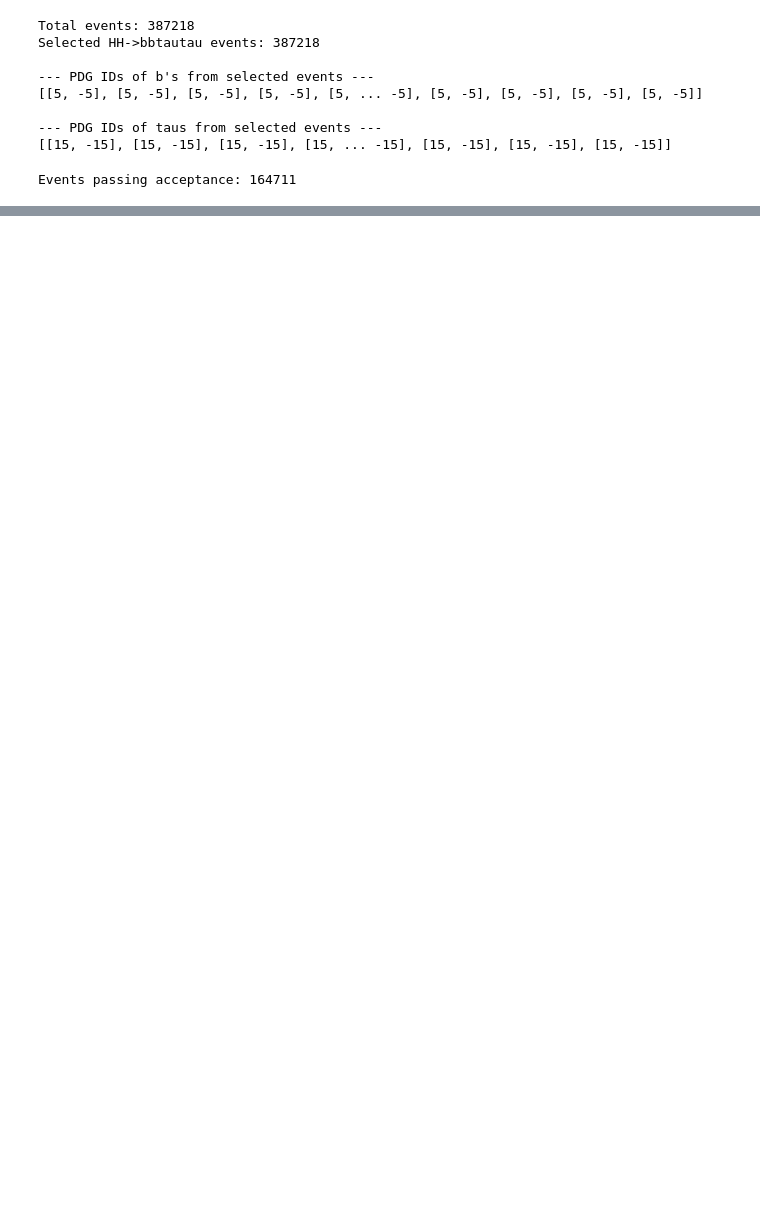
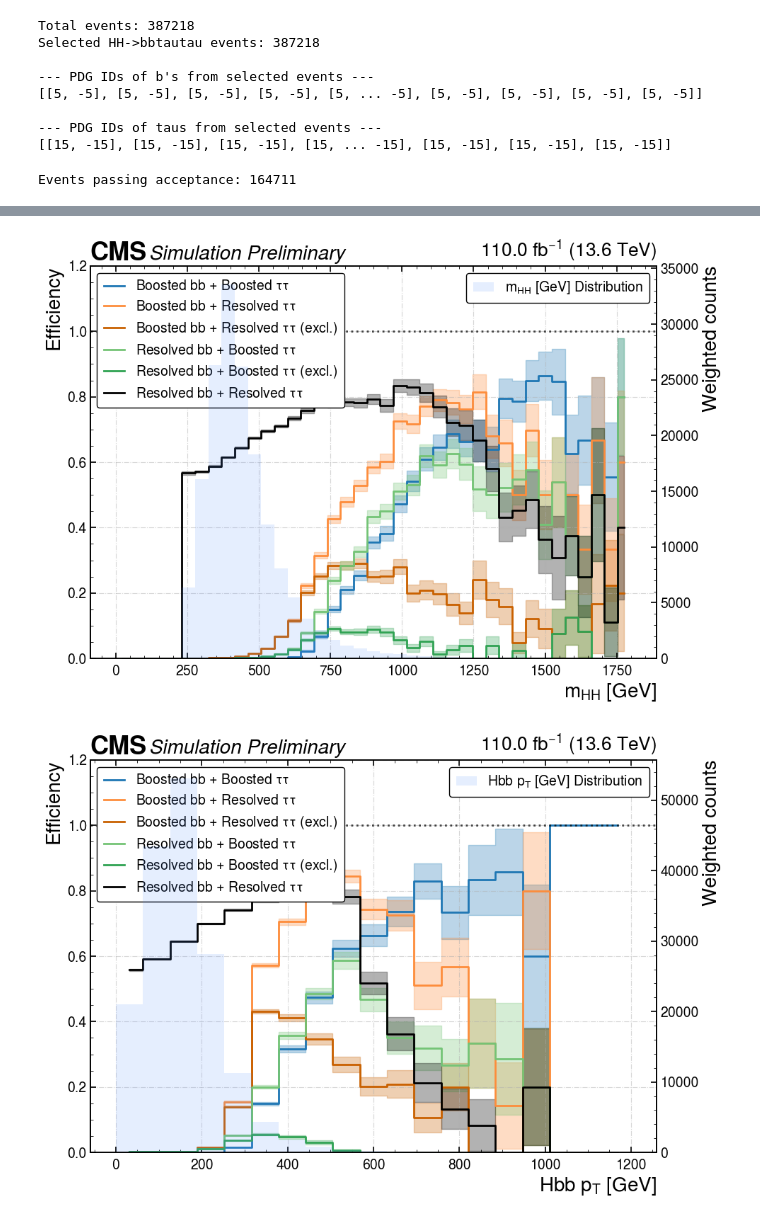
Before and after one commit to ArghyaDas112358/bbtautau, a Jupyter notebook: src/bbtautau/postprocessing/Scouting.ipynb, the cells around one changed output, grey strips where cells are left out. Cells and saved outputs as stored; diff of their text form; code cells hidden in the pictures; blank space fills up the shorter version.

Commit message:
Plots with Scouting data added

```diff
--- a/src/bbtautau/postprocessing/Scouting.ipynb
+++ b/src/bbtautau/postprocessing/Scouting.ipynb
@@ -298,0 +377,20 @@ resolved bb & resolved ττ: 0.9989
+# %%
+GenPart_acc = GenPart[acc_mask_total]
+hbb_mother_idx = Genb_acc[:, 0].genPartIdxMother
+htt_mother_idx = Gentau_acc[:, 0].genPartIdxMother
+
+
+event_indices = ak.Array(np.arange(len(GenPart_acc)))
+
+hbbpt = GenPart_acc[event_indices, hbb_mother_idx].pt
+httpt = GenPart_acc[event_indices, htt_mother_idx].pt
+
+# Your mhh calculation is already correct
+mhh = (GenH_acc[:, 0] + GenH_acc[:, 1]).mass
+
+
+plot_vars = [
+    (mhh, "mhh", r"$m_{HH}$ [GeV]", np.linspace(0, 1800, 40)),
+    (hbbpt, "hbbpt", r"Hbb $p_{T}$ [GeV]", np.linspace(0, 1200, 20)),
+    (httpt, "httpt", r"H$\tau\tau$ $p_{T}$ [GeV]", np.linspace(0, 1200, 20)),
+]
@@ -298,0 +450,37 @@ resolved bb & resolved ττ: 0.9989
+# %%
+for kinvar, kinname, kinlabel, bins in plot_vars:
+    bc = 0.5 * (bins[1:] + bins[:-1])
+    width = np.diff(bins)
+
+    fig, ax = plt.subplots(figsize=(10, 7))
+    cms_sim_prelim(ax)
+
+    for cat in categories:
+        eff, err_up, err_down, tot, _ = efficiency_vs(
+            kinvar,
+            (cat['mask'], cat['mask']),
+            bins,
+            weights_acc
+        )
+
+        ax.step(bc, eff, where='mid', lw=2,
+                label=cat['label'], color=cat['color'])
+        ax.fill_between(bc, err_down, err_up, step='mid',
+                        alpha=0.3, color=cat['color'])
+
+    ax.set(xlabel=kinlabel, ylabel='Efficiency', ylim=(0, 1.2))
+    ax.axhline(y=1, linestyle=':', color='black', alpha=0.7, linewidth=2)
+    ax.grid(ls='-.', alpha=.5)
+
+    ax2 = ax.twinx()
+    ax2.bar(bc, tot, width=width, alpha=0.15,
+            label=kinlabel + ' Distribution')
+    ax2.set_ylabel('Weighted counts')
+
+    ax.legend(loc='upper left')
+    ax2.legend(loc='upper right')
+    plt.tight_layout()
+    plt.show()
+# %% [output]
+[figure, added]
+[figure, added]
```
Also changed, not shown: parts of 23 cells of this notebook.
